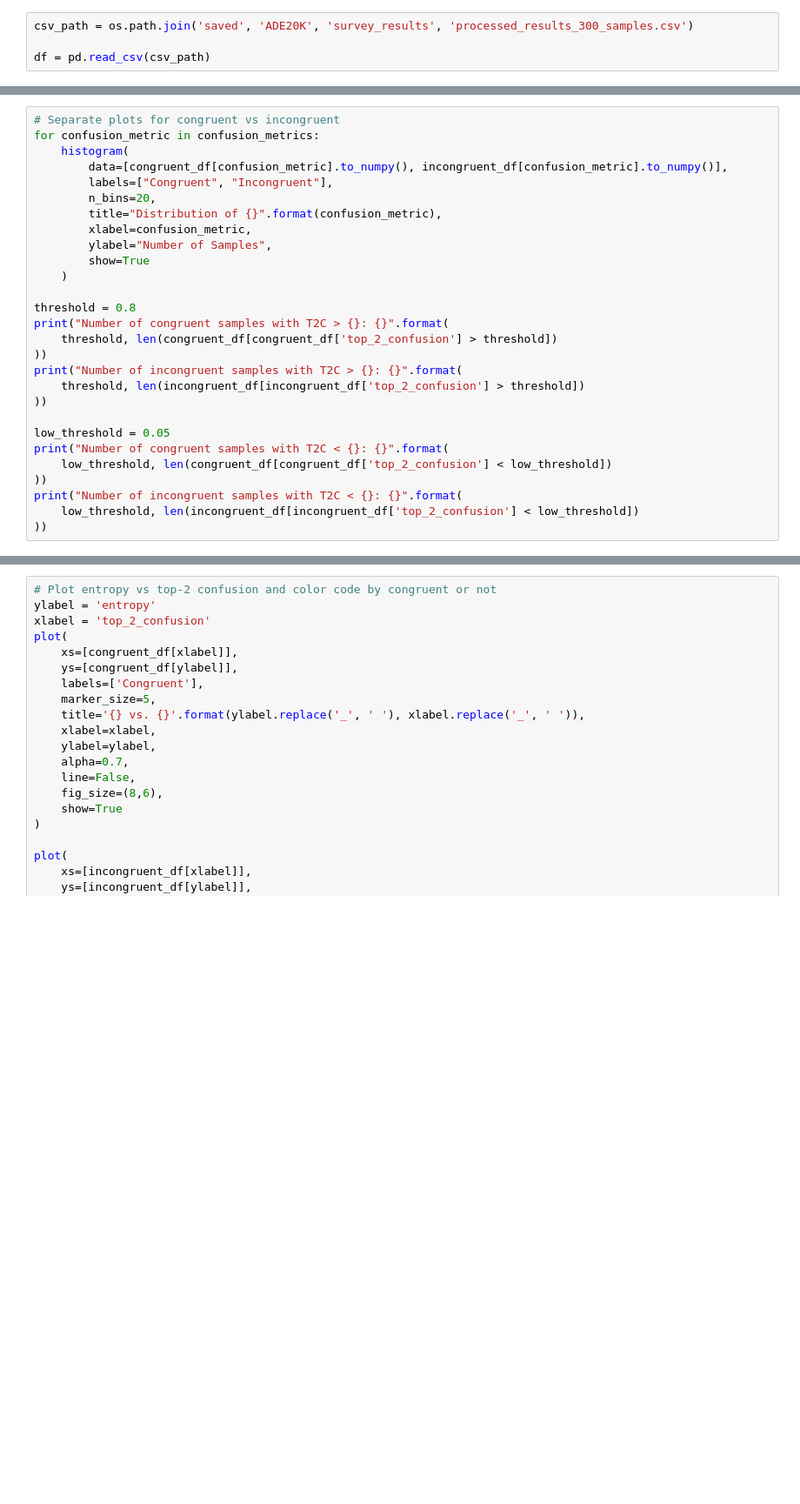
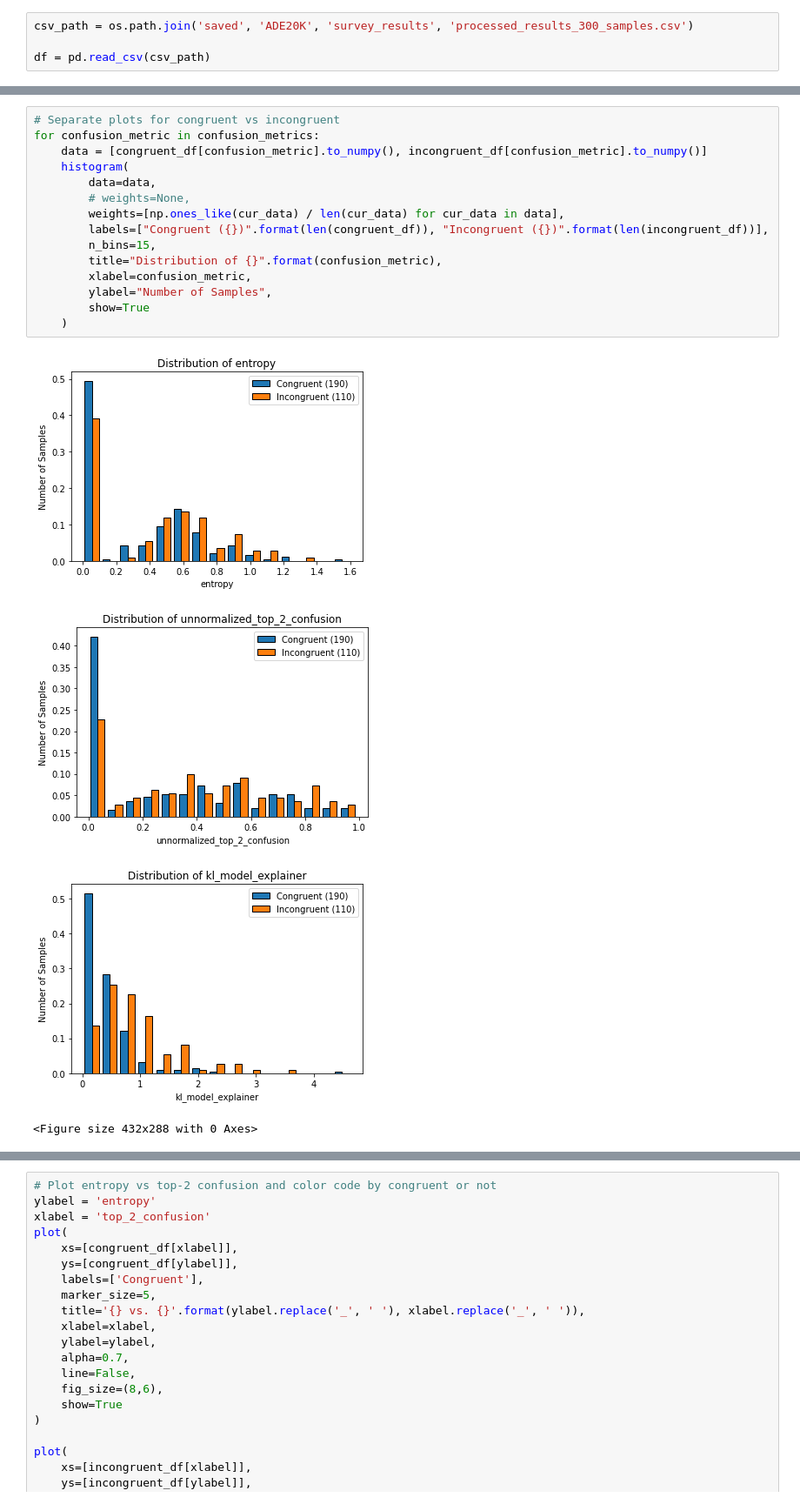
Before and after one commit to allisonchen23/explain-alignment, a Jupyter notebook: process_survey.ipynb, the cells around one changed output, grey strips where cells are left out. Shown at 87% size. Saved outputs shown, nothing was run; the diff lists cells and outputs as text; blank space fills up the shorter version.

```diff
--- a/process_survey.ipynb
+++ b/process_survey.ipynb
@@ -277,29 +335 @@ for confusion_metric in confusion_metrics:
 <Figure size 432x288 with 0 Axes>
-# %%
-# Separate plots for congruent vs incongruent
-for confusion_metric in confusion_metrics:
-    histogram(
-        data=[congruent_df[confusion_metric].to_numpy(), incongruent_df[confusion_metric].to_numpy()],
-        labels=["Congruent", "Incongruent"],
-        n_bins=20,
-        title="Distribution of {}".format(confusion_metric),
-        xlabel=confusion_metric,
-        ylabel="Number of Samples",
-        show=True
-    )
-
-threshold = 0.8
-print("Number of congruent samples with T2C > {}: {}".format(
-    threshold, len(congruent_df[congruent_df['top_2_confusion'] > threshold])
-))
-print("Number of incongruent samples with T2C > {}: {}".format(
-    threshold, len(incongruent_df[incongruent_df['top_2_confusion'] > threshold])
-))
-
-low_threshold = 0.05
-print("Number of congruent samples with T2C < {}: {}".format(
-    low_threshold, len(congruent_df[congruent_df['top_2_confusion'] < low_threshold])
-))
-print("Number of incongruent samples with T2C < {}: {}".format(
-    low_threshold, len(incongruent_df[incongruent_df['top_2_confusion'] < low_threshold])
-))
@@ -314,0 +336,20 @@ Number of incongruent samples with T2C < 0.05: 55
+# %%
+# Separate plots for congruent vs incongruent
+for confusion_metric in confusion_metrics:
+    data = [congruent_df[confusion_metric].to_numpy(), incongruent_df[confusion_metric].to_numpy()]
+    histogram(
+        data=data,
+        # weights=None,
+        weights=[np.ones_like(cur_data) / len(cur_data) for cur_data in data],
+        labels=["Congruent ({})".format(len(congruent_df)), "Incongruent ({})".format(len(incongruent_df))],
+        n_bins=15,
+        title="Distribution of {}".format(confusion_metric),
+        xlabel=confusion_metric,
+        ylabel="Number of Samples",
+        show=True
+    )
+# %% [output]
+[figure, added]
+[figure, added]
+[figure, added]
+<Figure size 432x288 with 0 Axes>
```
Also changed, not shown: parts of 15 cells of this notebook, 13 other files.
